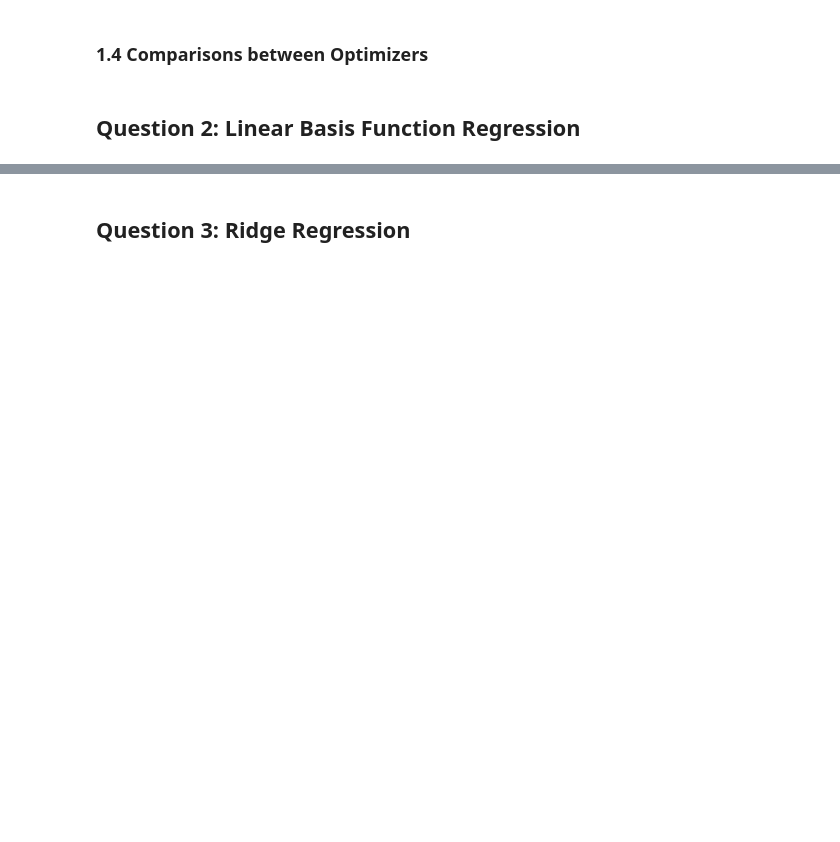
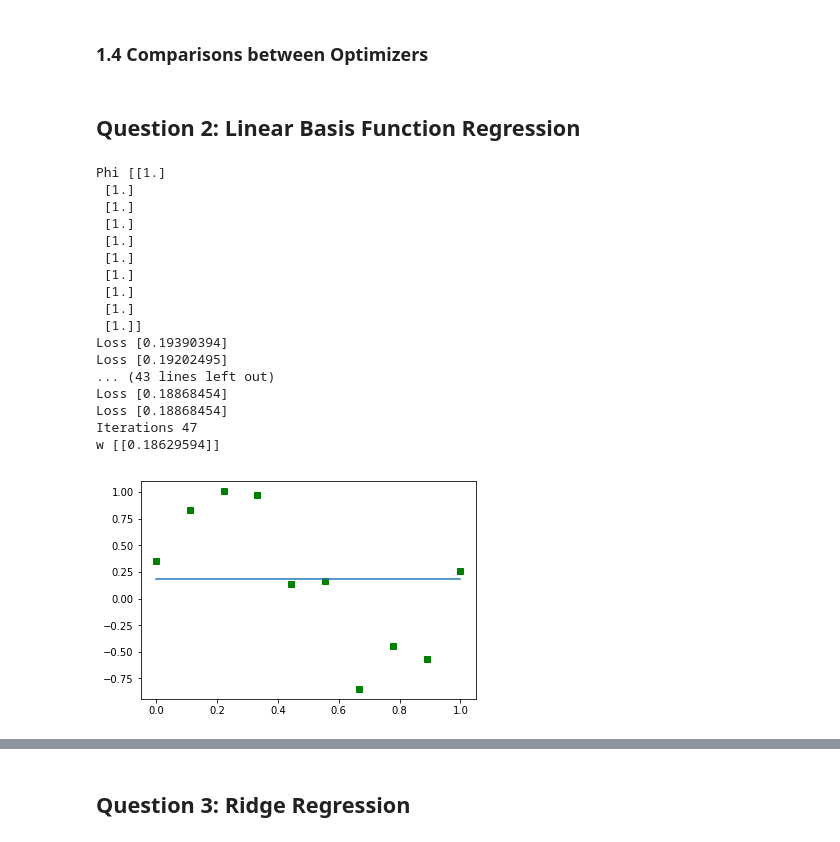
Before and after one commit to manthan787/machine-learning, a Jupyter notebook: PA1.ipynb, the cells around one changed output, grey strips where cells are left out. Saved outputs shown, nothing was run; the diff lists cells and outputs as text; code cells hidden in the pictures; blank space fills up the shorter version.

```diff
--- a/PA1.ipynb
+++ b/PA1.ipynb
@@ -121,3 +132,16 @@ array([-0.07784757,  0.07814793])
 ### 1.4 Comparisons between Optimizers
 # %% [markdown]
 ## Question 2:  Linear Basis Function Regression
+# %%
+X, Y = bishopCurveData()
+
+def designMatrix(X, order):
+    mat = np.ones((len(X), order + 1))
+    for i in xrange(1, order + 1):
+        mat[:, i] = np.power(X, i).T
+    return mat
+import math
+# convergence_criteria=math.pow(10,-7), step_size = 0.1)
+def regressionFit(X, Y, phi):
+    return gradient_descent(sse_gradient, np.random.rand(phi.shape[1], 1), train_x=phi, train_y=Y, \
+                            convergence_criteria=math.pow(10,-6), step_size = 0.2, loss=sse)
@@ -123,0 +161,22 @@ array([-0.07784757,  0.07814793])
+# %%
+# For M = 0
+regressionPlot(X, Y, 0)
+# %% [output]
+Phi [[1.]
+ [1.]
+ [1.]
+ [1.]
+ [1.]
+ [1.]
+ [1.]
+ [1.]
+ [1.]
+ [1.]]
+Loss [0.19390394]
+Loss [0.19202495]
+... (43 lines left out)
+Loss [0.18868454]
+Loss [0.18868454]
+Iterations 47
+w [[0.18629594]]
+[figure, added]
```
Also changed, not shown: parts of 9 cells of this notebook, 1 other file.
